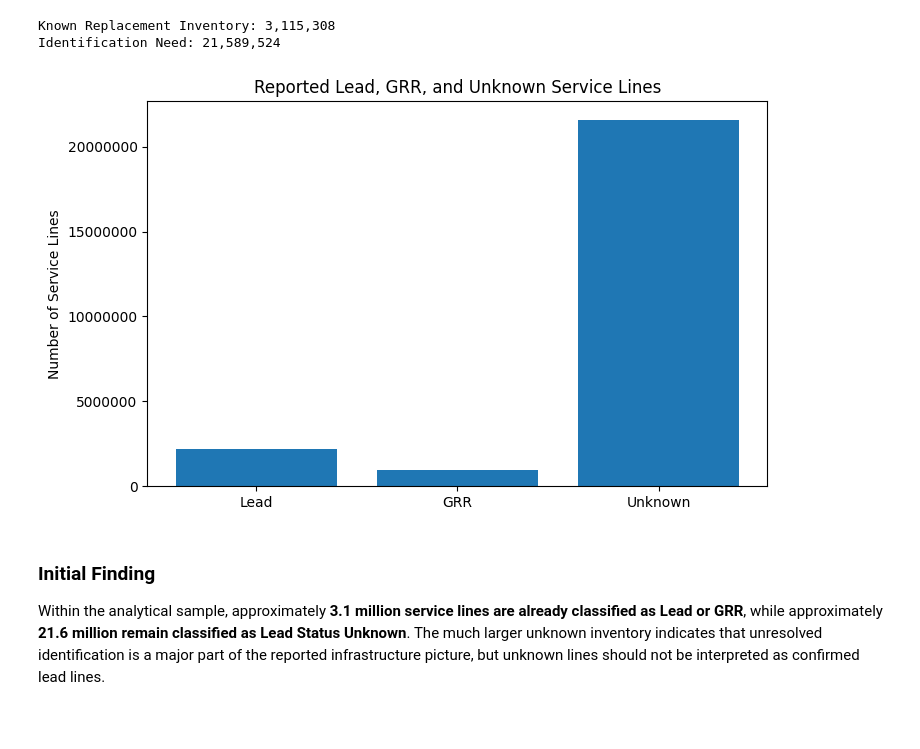
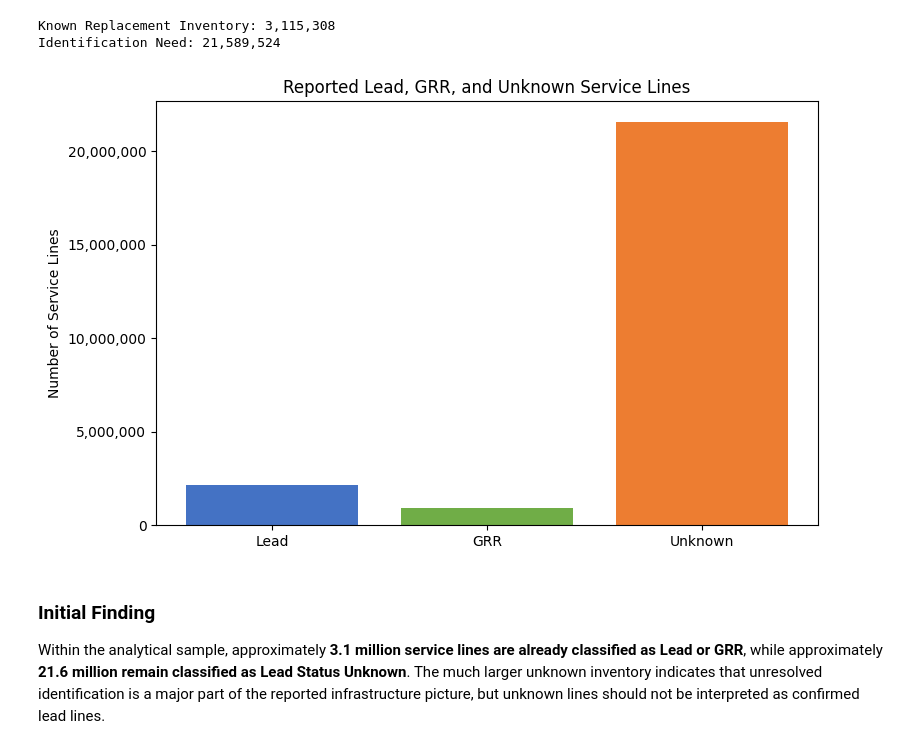
Before and after one commit to drat-git/xylem-lead-service-line-analysis, a Jupyter notebook: Lead_Service_Line_Analysis.ipynb, the cells around one changed output. Cells and saved outputs as stored; diff of their text form; code cells hidden in the pictures; blank space fills up the shorter version.

Commit message:
final outputs section

```diff
--- a/Lead_Service_Line_Analysis.ipynb
+++ b/Lead_Service_Line_Analysis.ipynb
@@ -337,20 +339,23 @@ print(f"Identification Need: {national_totals.loc[national_totals['Category'] ==
 Known Replacement Inventory: 3,115,308
 Identification Need: 21,589,524
 # %%
-plt.figure(figsize=(8, 5))
+fig, ax = plt.subplots(figsize=(8, 5))
 
-plt.bar(
+ax.bar(
     national_totals["Category"],
-    national_totals["Service Lines"]
+    national_totals["Service Lines"],
+    color=["#4472C4", "#70AD47", "#ED7D31"]
 )
 
-plt.title("Reported Lead, GRR, and Unknown Service Lines")
-plt.ylabel("Number of Service Lines")
-plt.ticklabel_format(style="plain", axis="y")
+ax.set_title("Reported Lead, GRR, and Unknown Service Lines")
+ax.set_ylabel("Number of Service Lines")
+ax.yaxis.set_major_formatter(lambda value, _: f"{value:,.0f}")
 
+fig.tight_layout()
+fig.savefig("outputs/chart_1_inventory.png", dpi=300, bbox_inches="tight")
 plt.show()
 # %% [output]
-[figure, old version]
+[figure, new version]
 # %% [markdown]
 ### Initial Finding
 
```
Also changed, not shown: parts of 11 cells of this notebook, 6 other files.
